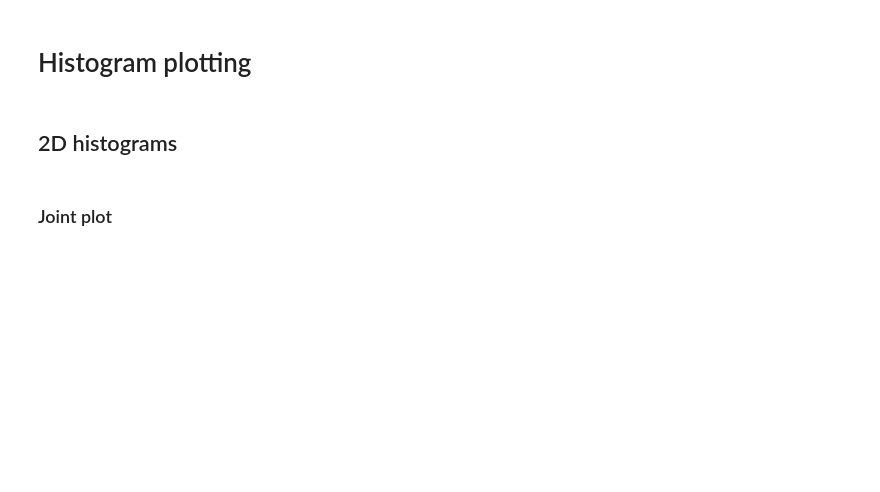
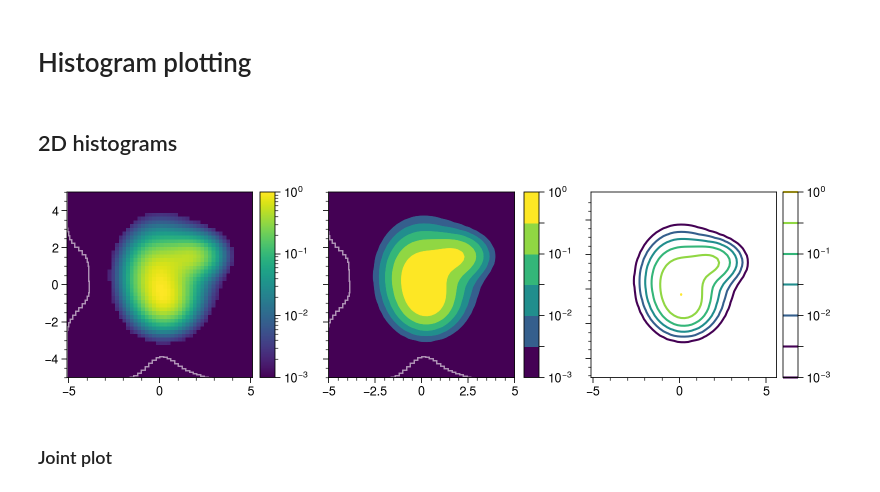
Before and after one commit to austin-hoover/ps-dist, a Jupyter notebook: examples/plot_hist.ipynb, the cells around one changed output. Drawn from its saved outputs; the diff is of its cells as text; code cells hidden in the pictures; blank space fills up the shorter version.

```diff
--- a/examples/plot_hist.ipynb
+++ b/examples/plot_hist.ipynb
@@ -42,25 +41,27 @@ uplt.rc["grid"] = False
 # %%
-# fig, axs = uplt.subplots(ncols=3, figwidth=8.0)
-# for ax, kind in zip(axs, ["pcolor", "contourf", "contour"]):
-#     psv.plot_hist(
-#         hist,
-#         kind=kind,
-#         process_kws=dict(),
-#         offset=1.0,
-#         offset_type="relative",
-#         mask=False,
-#         profx=True,
-#         profy=True,
-#         prof_kws=dict(kind="step"),
-#         rms_ellipse=False,
-#         rms_ellipse_kws=dict(),
-#         colorbar=True,
-#         colorbar_kw=dict(),
-#         norm="log",
-#         vmax=1.0,
-#         vmin=1.00e-03,
-#         ax=ax,
-#     )
+fig, axs = plt.subplots(ncols=3, figwidth=8.0)
+for ax, kind in zip(axs, ["pcolor", "contourf", "contour"]):
+    psv.plot_hist(
+        hist,
+        kind=kind,
+        process_kws=dict(),
+        offset=1.0,
+        offset_type="relative",
+        mask=False,
+        profx=True,
+        profy=True,
+        prof_kws=dict(kind="step"),
+        rms_ellipse=False,
+        rms_ellipse_kws=dict(),
+        colorbar=True,
+        colorbar_kw=dict(),
+        norm="log",
+        vmax=1.0,
+        vmin=1.00e-03,
+        ax=ax,
+    )
+# %% [output]
+[figure, added]
 # %% [markdown]
 ### Joint plot
 # %%
```
Also changed, not shown: parts of 15 cells of this notebook, 4 other files.
